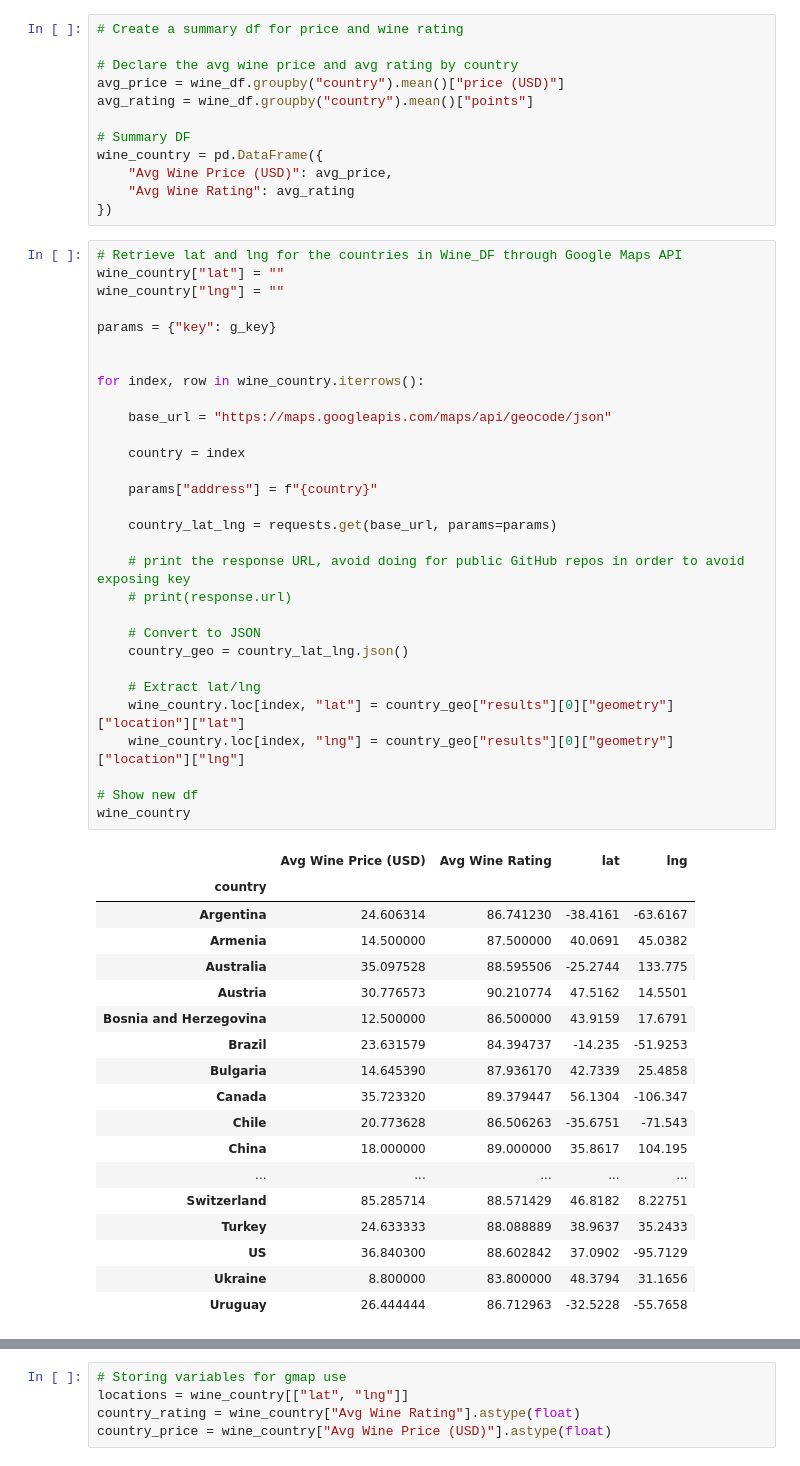
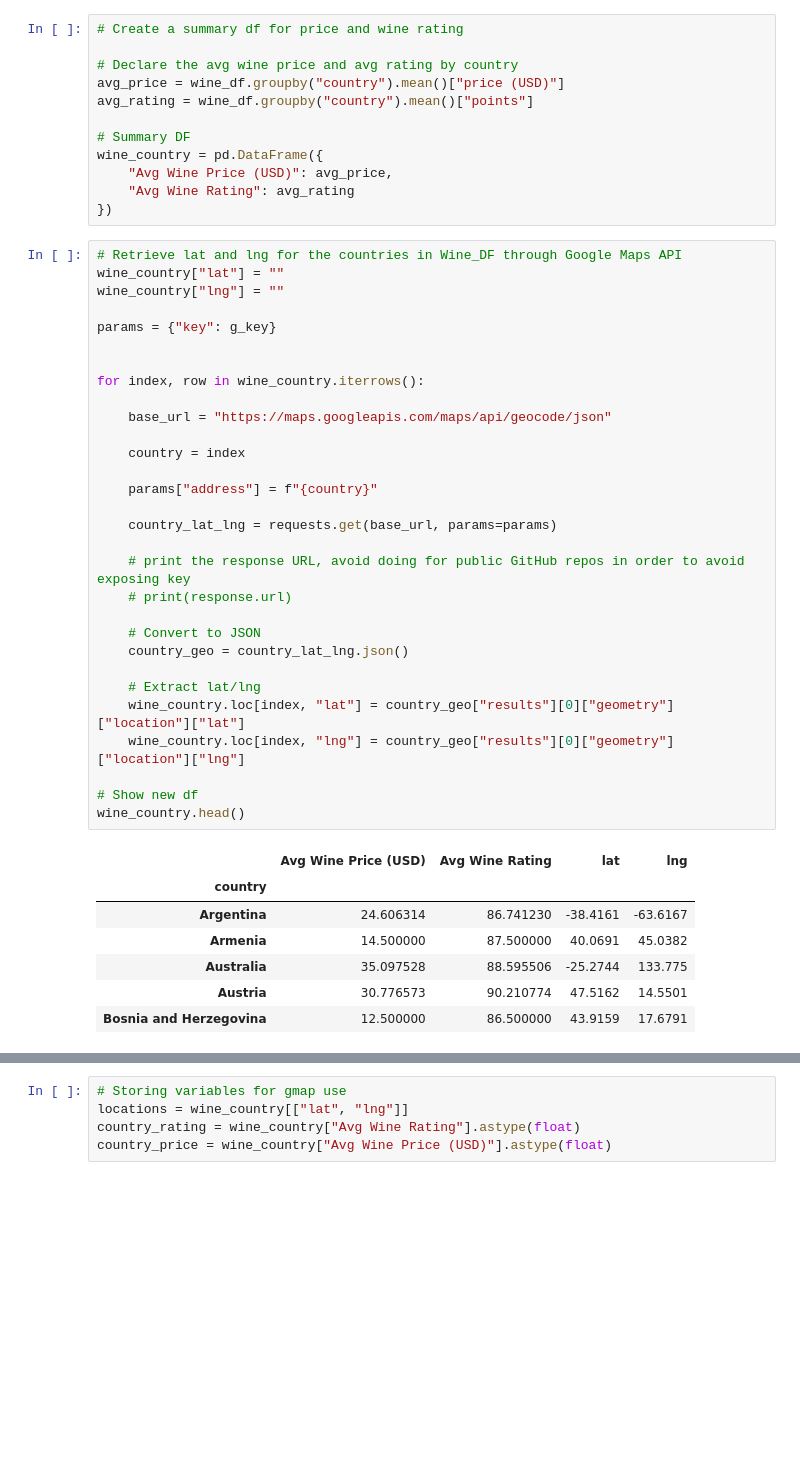
Before and after one commit to NHoyer95/umnbootcamp-project-1, a Jupyter notebook: WineRatings.ipynb, the cells around one changed output, grey strips where cells are left out. Saved outputs shown, nothing was run; the diff lists cells and outputs as text; blank space fills up the shorter version.

```diff
--- a/WineRatings.ipynb
+++ b/WineRatings.ipynb
@@ -190,45 +181,34 @@ params = {"key": g_key}
 
 for index, row in wine_country.iterrows():
 
     base_url = "https://maps.googleapis.com/maps/api/geocode/json"
 
     country = index
 
     params["address"] = f"{country}"
 
     country_lat_lng = requests.get(base_url, params=params)
 
     # print the response URL, avoid doing for public GitHub repos in order to avoid exposing key
     # print(response.url)
 
     # Convert to JSON
     country_geo = country_lat_lng.json()
 
     # Extract lat/lng
     wine_country.loc[index, "lat"] = country_geo["results"][0]["geometry"]["location"]["lat"]
     wine_country.loc[index, "lng"] = country_geo["results"][0]["geometry"]["location"]["lng"]
 
 # Show new df
-wine_country
+wine_country.head()
 # %% [output]
 |  | Avg Wine Price (USD) | Avg Wine Rating | lat | lng |
 | country |  |  |  |  |
 | Argentina | 24.606314 | 86.741230 | -38.4161 | -63.6167 |
 | Armenia | 14.500000 | 87.500000 | 40.0691 | 45.0382 |
 | Australia | 35.097528 | 88.595506 | -25.2744 | 133.775 |
 | Austria | 30.776573 | 90.210774 | 47.5162 | 14.5501 |
 | Bosnia and Herzegovina | 12.500000 | 86.500000 | 43.9159 | 17.6791 |
-| Brazil | 23.631579 | 84.394737 | -14.235 | -51.9253 |
-| Bulgaria | 14.645390 | 87.936170 | 42.7339 | 25.4858 |
-| Canada | 35.723320 | 89.379447 | 56.1304 | -106.347 |
-| Chile | 20.773628 | 86.506263 | -35.6751 | -71.543 |
-| China | 18.000000 | 89.000000 | 35.8617 | 104.195 |
-| ... | ... | ... | ... | ... |
-| Switzerland | 85.285714 | 88.571429 | 46.8182 | 8.22751 |
-| Turkey | 24.633333 | 88.088889 | 38.9637 | 35.2433 |
-| US | 36.840300 | 88.602842 | 37.0902 | -95.7129 |
-| Ukraine | 8.800000 | 83.800000 | 48.3794 | 31.1656 |
-| Uruguay | 26.444444 | 86.712963 | -32.5228 | -55.7658 |
 # %%
 # Identify the top 10 most expensive wine countries
 most_expensive = wine_country.sort_values(["Avg Wine Price (USD)"], ascending = False)
```
Also changed, not shown: parts of 11 cells of this notebook.
